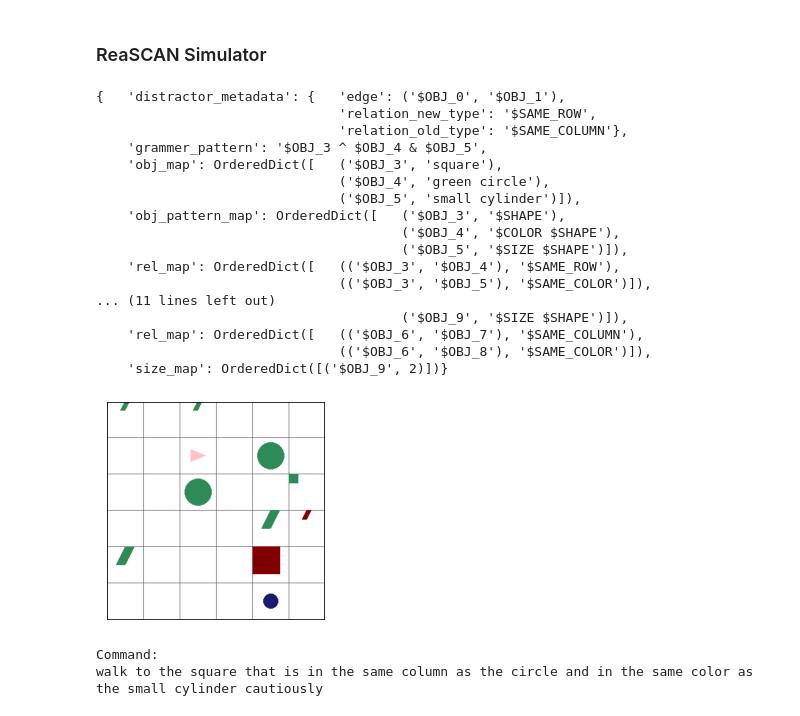
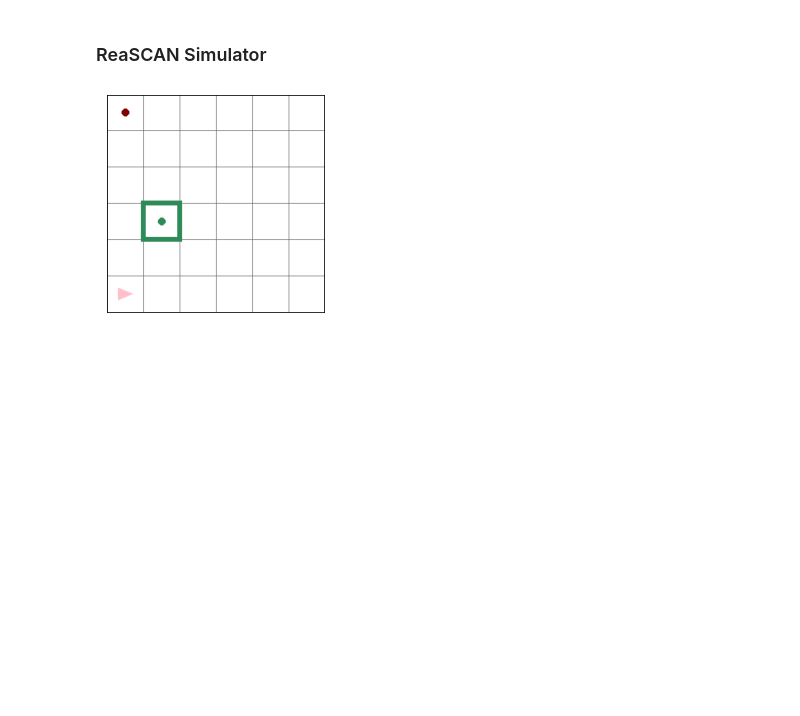
Before and after one commit to frankaging/Reason-SCAN, a Jupyter notebook: code/dataset/demo.ipynb, the cells around one changed output. Drawn from its saved outputs; the diff is of its cells as text; code cells hidden in the pictures; blank space fills up the shorter version.

```diff
--- a/code/dataset/demo.ipynb
+++ b/code/dataset/demo.ipynb
@@ -44,7 +28,7 @@ from simulator import *
 # test out the vocabulary
 intransitive_verbs = ["walk"]
 transitive_verbs = ["push", "pull"]
-adverbs = ["quickly", "slowly", "while zigzagging", "while spinning", "cautiously", "hesitantly"]
+adverbs = ["while zigzagging", "while spinning", "cautiously", "hesitantly"]
 nouns = ["circle", "cylinder", "square", "box"]
 color_adjectives = ["red", "blue", "green", "yellow"]
 size_adjectives = ["big", "small"]
@@ -1593,49 +163,28 @@ class Simulator(object):
 # %%
 simulator = Simulator(
     object_vocabulary, vocabulary,
-    grid_size=6
+    grid_size=6,
+    n_object_max=10,
 )
 # %%
-obj_pattern_map = {'$OBJ_0': '$SHAPE', '$OBJ_1': '$SHAPE', '$OBJ_2': '$SIZE $SHAPE'}
-rel_map = {('$OBJ_0', '$OBJ_1'): '$SAME_COLUMN', ('$OBJ_0', '$OBJ_2'): '$SAME_COLOR'}
-obj_map = {'$OBJ_0': 'square', '$OBJ_1': 'circle', '$OBJ_2': 'small cylinder'}
+obj_pattern_map = {'$OBJ_0': '$ABS_SHAPE', '$OBJ_1': '$SHAPE', '$OBJ_2': '$SHAPE'}
+rel_map = {('$OBJ_0', '$OBJ_1'): '$SAME_SHAPE', ('$OBJ_0', '$OBJ_2'): '$IS_INSIDE'}
+obj_map = {'$OBJ_0': 'object', '$OBJ_1': 'circle', '$OBJ_2': 'box'}
 grammer_pattern = '$OBJ_0 ^ $OBJ_1 & $OBJ_2'
-
+verb = "push"
+adverb = "slowly"
 sampled_world = simulator.sample_situations_from_grounded_grammer(
-    grammer_pattern,
-    obj_pattern_map,
-    rel_map,
-    obj_map,
+    copy.deepcopy(grammer_pattern),
+    copy.deepcopy(obj_pattern_map),
+    copy.deepcopy(rel_map),
+    copy.deepcopy(obj_map),
     is_plot=True,
-    include_relation_distractor=True,
-    include_attribute_distractor=True,
+    include_relation_distractor=False,
+    include_attribute_distractor=False,
     include_isomorphism_distractor=False,
     include_random_distractor=False,
     full_relation_probability=0.5,
-    debug=True
+    debug=False
 )
-
-print("Command:")
-command_str = grammer.repre_str_command(grammer_pattern, rel_map, obj_map)
-print(f"walk to {command_str} cautiously")
 # %% [output]
-{   'distractor_metadata': {   'edge': ('$OBJ_0', '$OBJ_1'),
-                               'relation_new_type': '$SAME_ROW',
-                               'relation_old_type': '$SAME_COLUMN'},
-    'grammer_pattern': '$OBJ_3 ^ $OBJ_4 & $OBJ_5',
-    'obj_map': OrderedDict([   ('$OBJ_3', 'square'),
-                               ('$OBJ_4', 'green circle'),
-                               ('$OBJ_5', 'small cylinder')]),
-    'obj_pattern_map': OrderedDict([   ('$OBJ_3', '$SHAPE'),
-                                       ('$OBJ_4', '$COLOR $SHAPE'),
-                                       ('$OBJ_5', '$SIZE $SHAPE')]),
-    'rel_map': OrderedDict([   (('$OBJ_3', '$OBJ_4'), '$SAME_ROW'),
-                               (('$OBJ_3', '$OBJ_5'), '$SAME_COLOR')]),
-... (11 lines left out)
-                                       ('$OBJ_9', '$SIZE $SHAPE')]),
-    'rel_map': OrderedDict([   (('$OBJ_6', '$OBJ_7'), '$SAME_COLUMN'),
-                               (('$OBJ_6', '$OBJ_8'), '$SAME_COLOR')]),
-    'size_map': OrderedDict([('$OBJ_9', 2)])}
-[figure, old version]
+[figure, new version]
-Command:
-walk to the square that is in the same column as the circle and in the same color as the small cylinder cautiously
```
Also changed, not shown: parts of 28 cells of this notebook, 8 other files.
